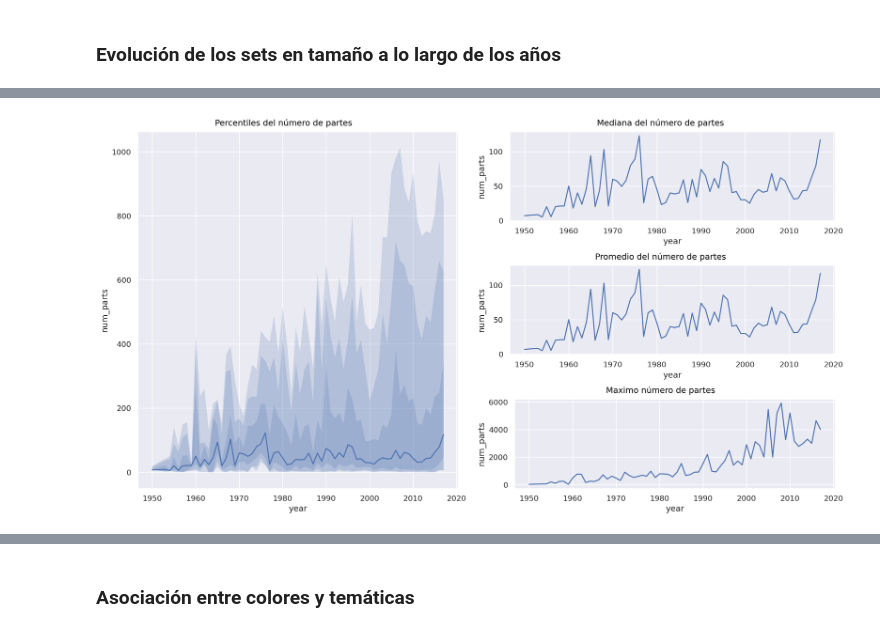
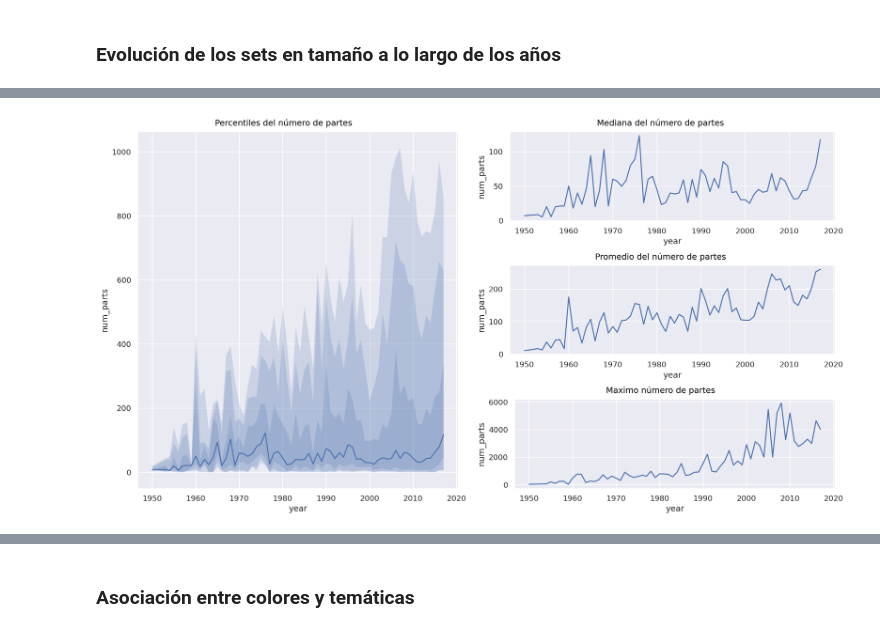
Before and after one commit to gonzafernan/ceia-andd, a Jupyter notebook: lego.ipynb, the cells around one changed output, grey strips where cells are left out. Cells and saved outputs as stored; diff of their text form; code cells hidden in the pictures.

```diff
--- a/lego.ipynb
+++ b/lego.ipynb
@@ -230,20 +193,20 @@ Amount of entries in parts: 25993
 # %%
 fig = figure.Figure(figsize=(15, 8), dpi=100, layout="constrained")
 sfig1, sfig2 = fig.subfigures(1, 2)
 ssfig2 = sfig2.subfigures(3, 1)
 sfig1.suptitle("Percentiles del número de partes")
 ssfig2[0].suptitle("Mediana del número de partes")
 ssfig2[1].suptitle("Promedio del número de partes")
 ssfig2[2].suptitle("Maximo número de partes")
 p = so.Plot(sets_df, x="year", y="num_parts")
 p.add(so.Line(), so.Agg("mean")).plot()
 for tail in [50, 25, 10, 5]:
     p = p.add(so.Band(), so.Perc([tail, 100 - tail]))
 p = p.add(so.Line(), so.Agg("median"))
 p.on(sfig1).plot()
 p = so.Plot(sets_df, x="year", y="num_parts")
 p.on(ssfig2[0]).add(so.Line(), so.Agg("median")).plot()
-p.on(ssfig2[1]).add(so.Line(), so.Agg("median")).plot()
+p.on(ssfig2[1]).add(so.Line(), so.Agg("mean")).plot()
 p.on(ssfig2[2]).add(so.Line(), so.Agg("max")).plot()
 # %% [output]
-[figure, old version]
+[figure, new version]
```
Also changed, not shown: parts of 27 cells of this notebook, 8 other files.
